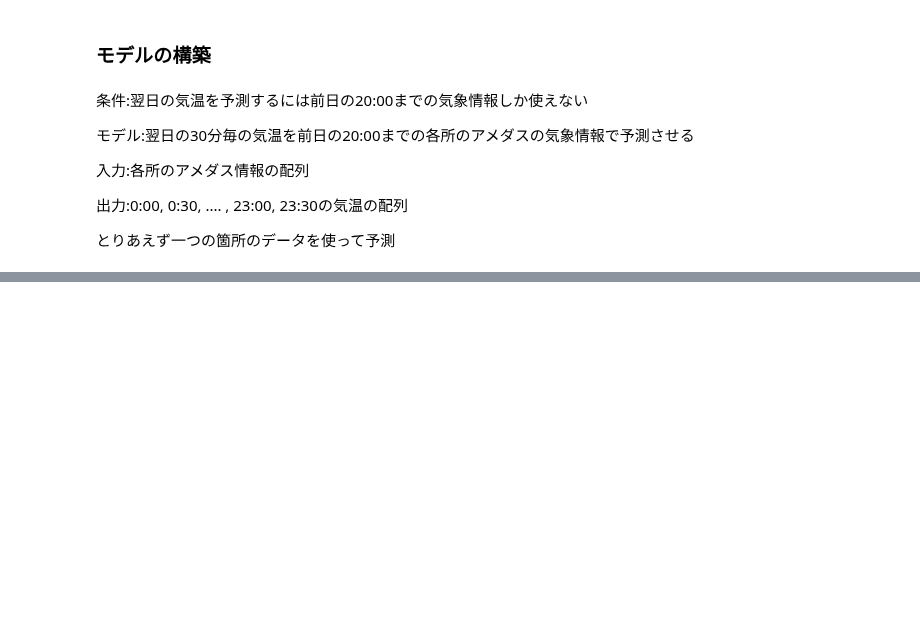
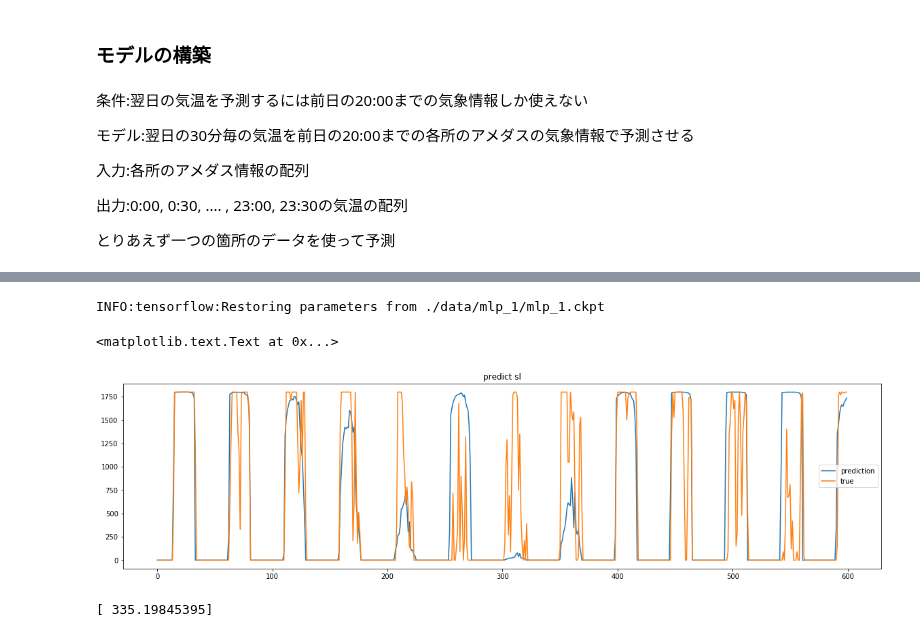
Before and after one commit to gciteam6/predict_amd, a Jupyter notebook: sl_MLP.ipynb, the cells around one changed output, grey strips where cells are left out. Cells and saved outputs as stored; diff of their text form; code cells hidden in the pictures; blank space fills up the shorter version.

Commit message:
add prediction

```diff
--- a/sl_MLP.ipynb
+++ b/sl_MLP.ipynb
@@ -283,11 +278,8 @@ class MLP:
         output_b = tf.Variable(tf.truncated_normal([self.output_layer_size]), name='output_b')
 
         # 計算
-        print("input : ", input_ph)
         hidden = tf.sigmoid(tf.matmul(input_ph, hidden_w) + hidden_b)
-        print("hidden : ", hidden)
         output = tf.sigmoid(tf.matmul(hidden, output_w) + output_b)
-        print("output : ", output)
 
         weights = [hidden_w, output_w, hidden_w, hidden_b]
 
@@ -297,7 +289,7 @@ class MLP:
         '''
         MSEを使用
         '''
-        cost = tf.reduce_mean(tf.square((output_ph - actual_ph)))
+        cost = tf.reduce_mean(tf.abs((output_ph - actual_ph)))
         tf.summary.scalar('loss', cost)
         return cost
 
@@ -305,7 +297,6 @@ class MLP:
         '''
         adamを仕様beta1, beta2は元論文の推奨値を仕様
         '''
-        print("here")
         with tf.name_scope("training") as scope:
             optimizer = tf.train.AdamOptimizer(learning_rate=self.learning_rate, beta1=0.9, beta2=0.999).minimize(cost)
             return optimizer
@@ -375,7 +366,7 @@ class MLP:
         '''
         # 予測に使う変数の用意
         tf.reset_default_graph()
-        input_ph = tf.placeholder("float", [None, self.chunk_size, self.input_layer_size], name='input')
+        input_ph = tf.placeholder("float", [None, self.input_layer_size], name='input')
         prediction, weights = self.inference(input_ph)
         pre_dict = {
             input_ph: X_predict,
@@ -395,6 +386,4 @@ class MLP:
 
         return expected_output
 # %%
-mlp_model = MLP(X, Y, model_name = model_name)
+mlp_model = MLP(X, Y, epochs = 1000, model_name = model_name)
-# %%
-mlp_model.train()
@@ -415,0 +392,19 @@ train#90, validation loss: 8.764825e-02
+# %%
+predictions = mlp_model.predict(X_predict)[0]
+predictions = predictions.reshape(predictions.shape[0] * predictions.shape[1])
+processed_prediction = denormalize_array(predictions, output_min, output_max)
+# %% [output]
+INFO:tensorflow:Restoring parameters from ./data/mlp_1/mlp_1.ckpt
+# %%
+plt.figure(figsize=(20, 5))
+plt.plot(processed_prediction[0:600], label = "prediction")
+plt.plot(np.array(test_output_sl)[0:600], label = "true")
+plt.legend()
+plt.title("predict sl")
+# %% [output]
+<matplotlib.text.Text at 0x...>
+[figure, added]
+# %%
+print(calc_mae(processed_prediction, np.array(test_output_sl)))
+# %% [output]
+[ 335.19845395]
```
Also changed, not shown: parts of 7 cells of this notebook, 3 other files.
